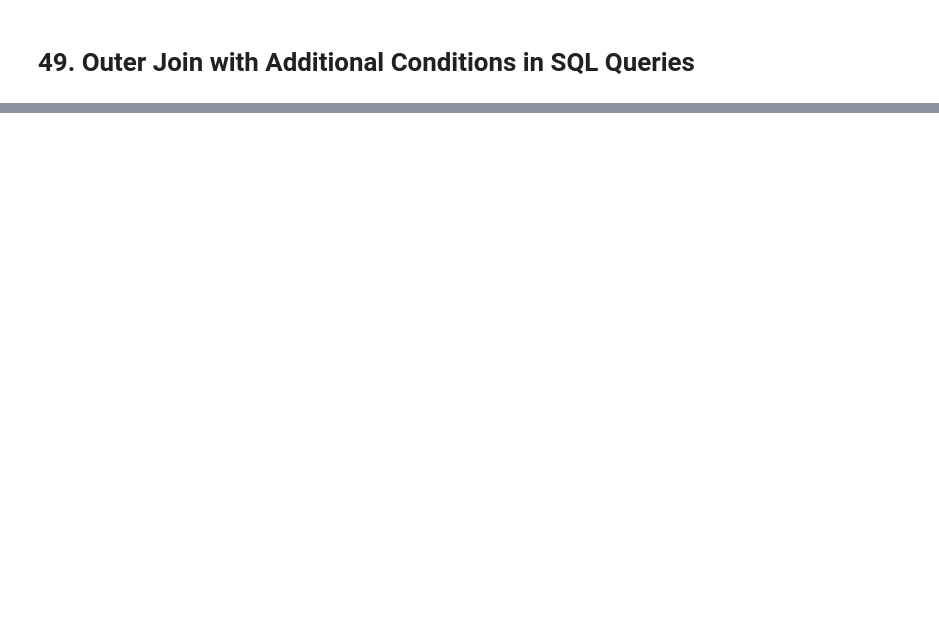
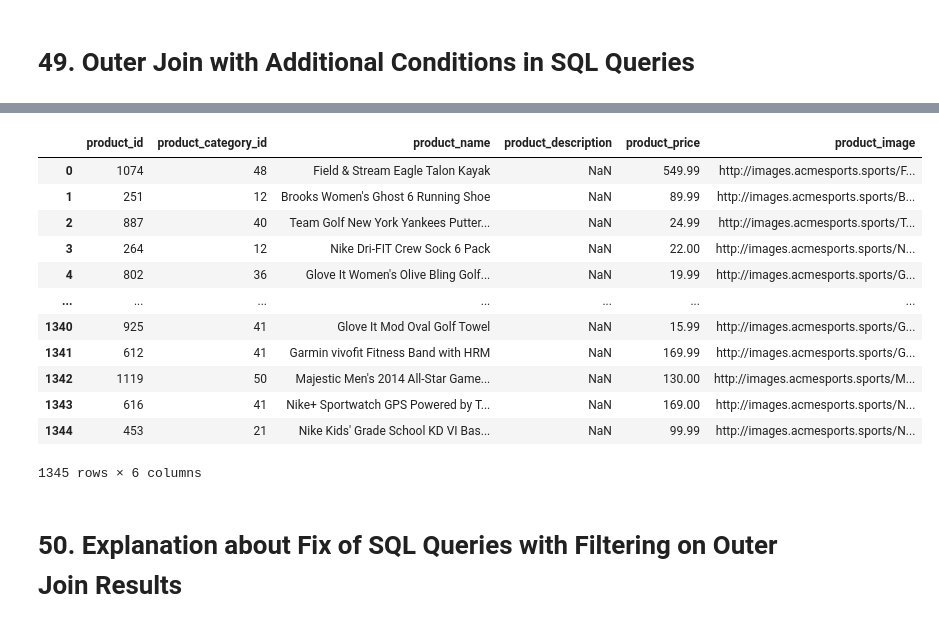
Before and after one commit to ZygimantasB/data_engineering_essentials_using_sql_python_pyspark, a Jupyter notebook: Section 5 Writing Basic SQL Queries/section_5.ipynb, the cells around one changed output, grey strips where cells are left out. Saved outputs shown, nothing was run; the diff lists cells and outputs as text; code cells hidden in the pictures; blank space fills up the shorter version.

```diff
--- a/Section 5 Writing Basic SQL Queries/section_5.ipynb
+++ b/Section 5 Writing Basic SQL Queries/section_5.ipynb
@@ -281,0 +215,24 @@ Exception: [42P01] ERROR: relation "order_detaisl_cte" does not exist
+# %%
+%%sql
+SELECT * FROM products AS p
+WHERE NOT EXISTS(
+    SELECT 1 FROM order_details_v AS odv
+       WHERE p.product_id = odv.order_item_product_id
+            AND to_char(odv.order_date::timestamp, 'yyyy:MM') = '2014-01'
+)
+# %% [output]
+|  | product_id | product_category_id | product_name | product_description | product_price | product_image |
+| 0 | 1074 | 48 | Field & Stream Eagle Talon Kayak | NaN | 549.99 | http://images.acmesports.sports/F... |
+| 1 | 251 | 12 | Brooks Women's Ghost 6 Running Shoe | NaN | 89.99 | http://images.acmesports.sports/B... |
+| 2 | 887 | 40 | Team Golf New York Yankees Putter... | NaN | 24.99 | http://images.acmesports.sports/T... |
+| 3 | 264 | 12 | Nike Dri-FIT Crew Sock 6 Pack | NaN | 22.00 | http://images.acmesports.sports/N... |
+| 4 | 802 | 36 | Glove It Women's Olive Bling Golf... | NaN | 19.99 | http://images.acmesports.sports/G... |
+| ... | ... | ... | ... | ... | ... | ... |
+| 1340 | 925 | 41 | Glove It Mod Oval Golf Towel | NaN | 15.99 | http://images.acmesports.sports/G... |
+| 1341 | 612 | 41 | Garmin vivofit Fitness Band with HRM | NaN | 169.99 | http://images.acmesports.sports/G... |
+| 1342 | 1119 | 50 | Majestic Men's 2014 All-Star Game... | NaN | 130.00 | http://images.acmesports.sports/M... |
+| 1343 | 616 | 41 | Nike+ Sportwatch GPS Powered by T... | NaN | 169.00 | http://images.acmesports.sports/N... |
+| 1344 | 453 | 21 | Nike Kids' Grade School KD VI Bas... | NaN | 99.99 | http://images.acmesports.sports/N... |
+1345 rows × 6 columns
+# %% [markdown]
+# 50. Explanation about Fix of SQL Queries with Filtering on Outer Join Results
```
Also changed, not shown: parts of 13 cells of this notebook.
